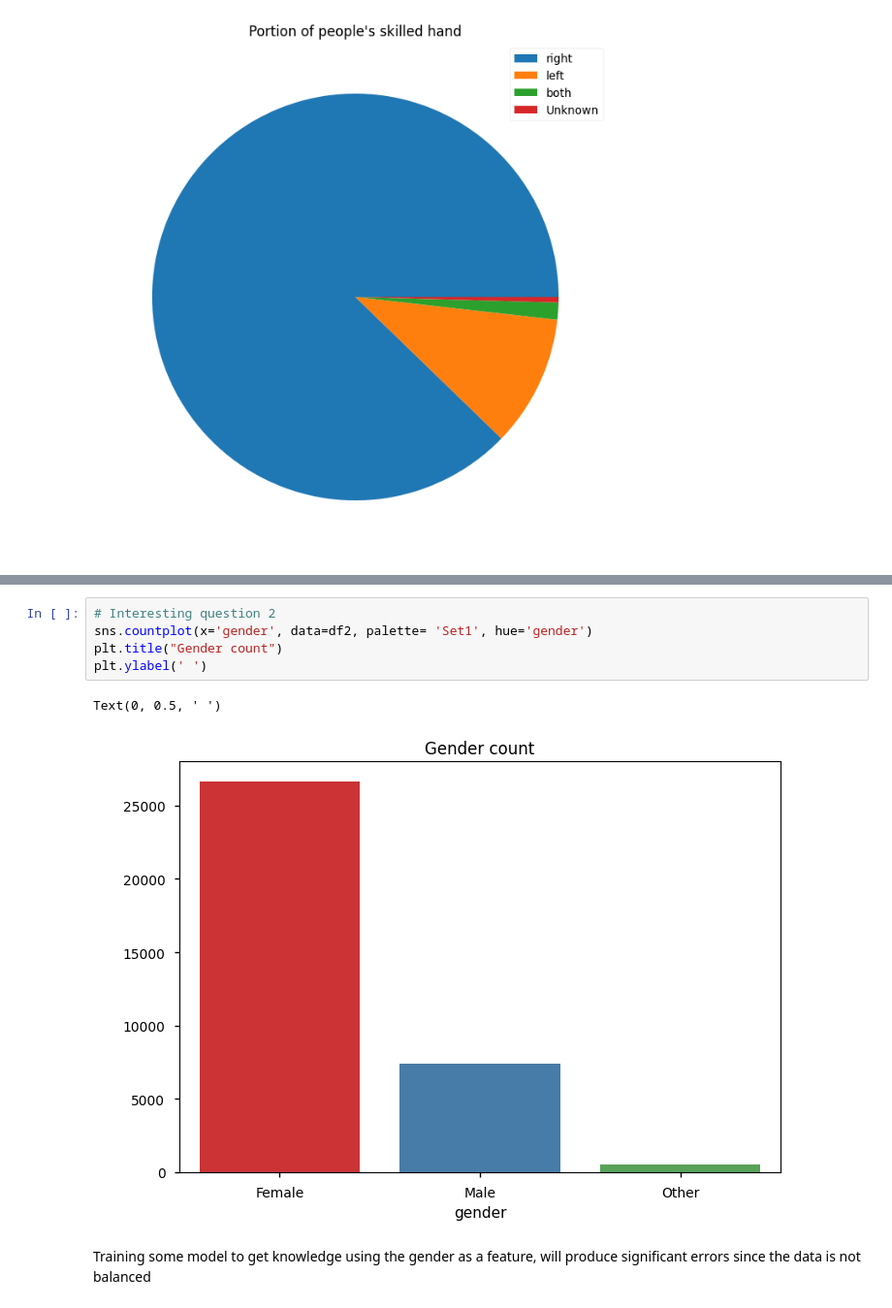
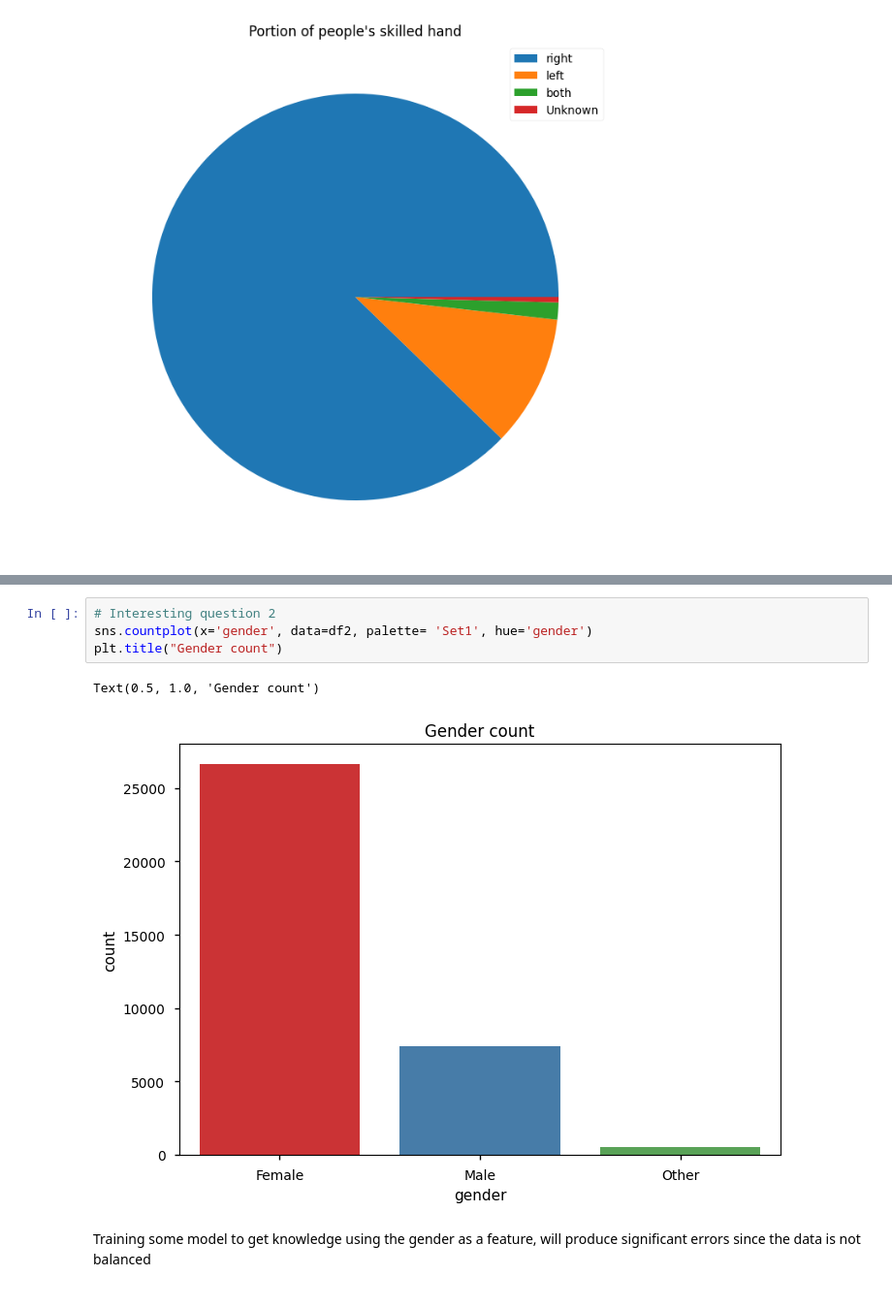
Before and after one commit to JRI11930/DASS-Responses-Analysis, a Jupyter notebook: notebooks/depression.ipynb, the cells around one changed output, grey strips where cells are left out. Shown at 97% size. Drawn from its saved outputs; the diff is of its cells as text.

```diff
--- a/notebooks/depression.ipynb
+++ b/notebooks/depression.ipynb
@@ -572,11 +571,10 @@ plt.show()
 # %%
 # Interesting question 2
 sns.countplot(x='gender', data=df2, palette= 'Set1', hue='gender')
 plt.title("Gender count")
-plt.ylabel(' ')
 # %% [output]
-Text(0, 0.5, ' ')
+Text(0.5, 1.0, 'Gender count')
-[figure, old version]
+[figure, new version]
 # %% [markdown]
 Training some model to get knowledge using the gender as a feature, will produce significant errors since the data is not balanced
 # %%
```
Also changed, not shown: parts of 1 cell of this notebook.
